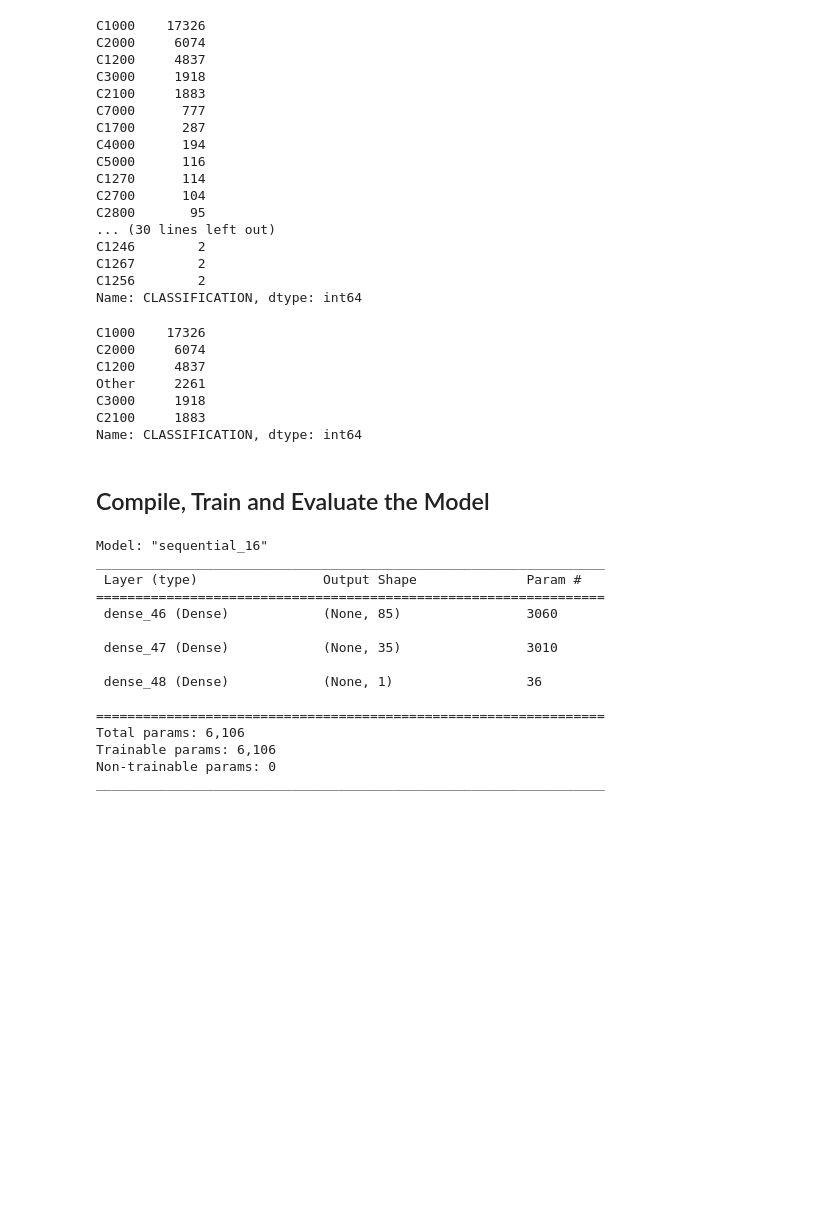
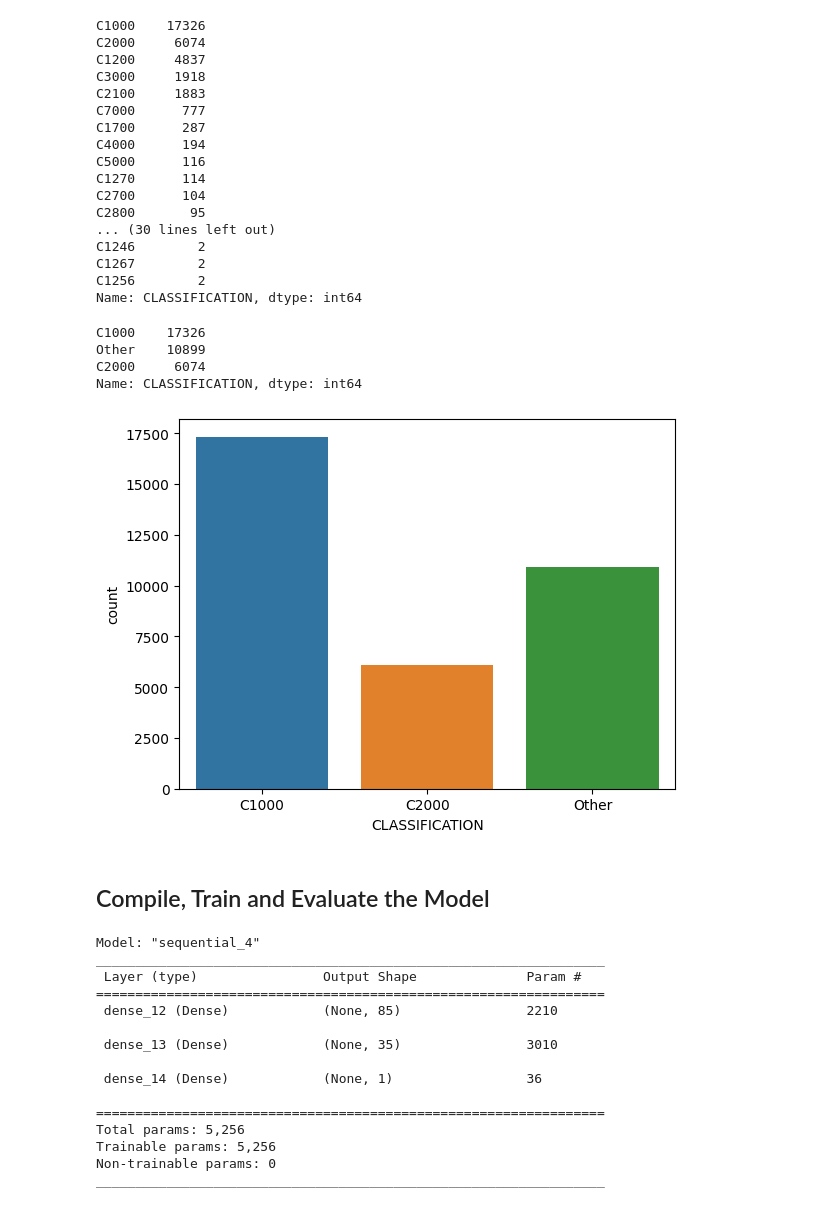
Before and after one commit to istbulut/deep-learning-challenge, a Jupyter notebook: deep-learning-ch_files/AlphabetSoupCharity_Optimization.ipynb, the cells around one changed output. Drawn from its saved outputs; the diff is of its cells as text; code cells hidden in the pictures; blank space fills up the shorter version.

```diff
--- a/deep-learning-ch_files/AlphabetSoupCharity_Optimization.ipynb
+++ b/deep-learning-ch_files/AlphabetSoupCharity_Optimization.ipynb
@@ -191,7 +189,7 @@ Name: CLASSIFICATION, dtype: int64
 # %%
 # Choose a cutoff value and create a list of classifications to be replaced
 # use the variable name `classifications_to_replace`
-classifications_to_replace_1 = application_df["CLASSIFICATION"].value_counts()[application_df['CLASSIFICATION'].value_counts() < 1883]
+classifications_to_replace_1 = application_df["CLASSIFICATION"].value_counts()[application_df['CLASSIFICATION'].value_counts() < 6074]
 #print(classifications_to_replace)
 classifications_to_replace=dict(classifications_to_replace_1)
 # Replace in dataframe
@@ -202,12 +200,14 @@ for cls in classifications_to_replace:
 application_df['CLASSIFICATION'].value_counts()
 # %% [output]
 C1000    17326
+Other    10899
 C2000     6074
-C1200     4837
-Other     2261
-C3000     1918
-C2100     1883
 Name: CLASSIFICATION, dtype: int64
+# %%
+sns.countplot(x ="CLASSIFICATION", data=application_df)
+plt.show()
+# %% [output]
+[figure, added]
 # %%
 # Convert categorical data to numeric with `pd.get_dummies`
 application_df = pd.get_dummies(application_df)
@@ -237,7 +237,7 @@ X_test_scaled = X_scaler.transform(X_test)
 nn = tf.keras.models.Sequential()
 
 # First hidden layer
-nn.add(tf.keras.layers.Dense(units=85, activation="relu", input_dim=35))
+nn.add(tf.keras.layers.Dense(units=85, activation="relu", input_dim=25))
 
 # Second hidden layer
 nn.add(tf.keras.layers.Dense(units=35, activation="relu"))
@@ -247,19 +247,19 @@ nn.add(tf.keras.layers.Dense(units=1, activation="sigmoid"))
 # Check the structure of the model
 nn.summary()
 # %% [output]
-Model: "sequential_16"
+Model: "sequential_4"
 _________________________________________________________________
  Layer (type)                Output Shape              Param #
 =================================================================
- dense_46 (Dense)            (None, 85)                3060
+ dense_12 (Dense)            (None, 85)                2210
 
- dense_47 (Dense)            (None, 35)                3010
+ dense_13 (Dense)            (None, 35)                3010
 
- dense_48 (Dense)            (None, 1)                 36
+ dense_14 (Dense)            (None, 1)                 36
 
 =================================================================
-Total params: 6,106
-Trainable params: 6,106
+Total params: 5,256
+Trainable params: 5,256
 Non-trainable params: 0
 _________________________________________________________________
 # %%
```
Also changed, not shown: parts of 4 cells of this notebook.
